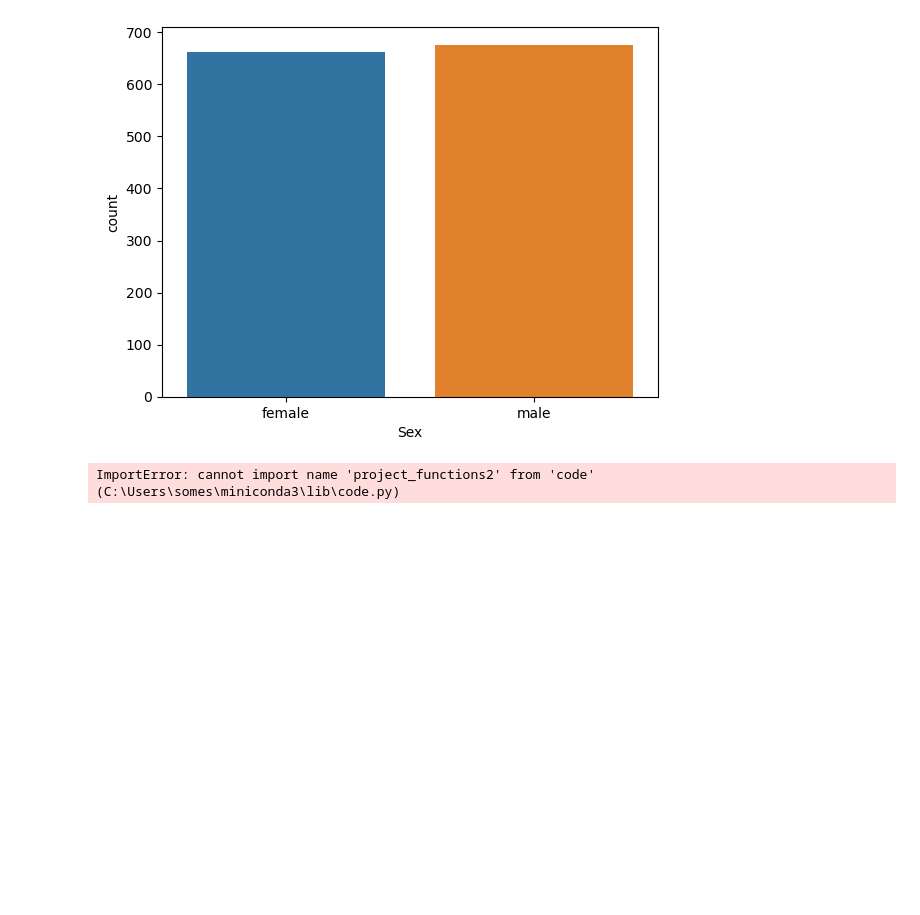
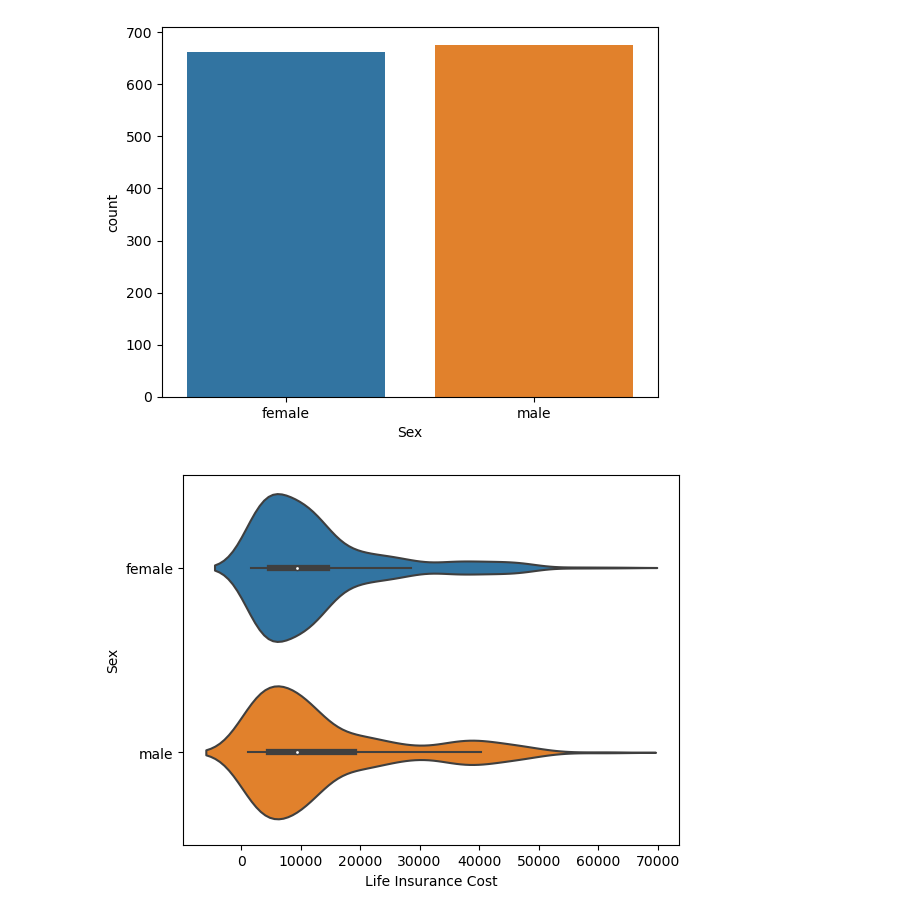
Before and after one commit to ubco-W2022T2-data301/project-group-group25, a Jupyter notebook: analysis/analysis2.ipynb, the cells around one changed output. Cells and saved outputs as stored; diff of their text form; code cells hidden in the pictures; blank space fills up the shorter version.

```diff
--- a/analysis/analysis2.ipynb
+++ b/analysis/analysis2.ipynb
@@ -53,44 +65,51 @@ import pandas as pd
 import numpy as np
 import matplotlib.pyplot as plt
 import seaborn as sns
-from .. import project_functions2
-df = project_functions2.load_and_process(r"C:\Users\somes\Downloads\project-group-group25\data\raw\insurance.csv")
-df
 
+from typing import TYPE_CHECKING
+if TYPE_CHECKING:
+    from .code import project_functions2
+else:
+    import sys
+    sys.path.append("./code")
+    import project_functions2
+
+path = "../data/raw/insurance.csv"
+df = project_functions2.load_and_process(path)
 plot=sns.violinplot(data=df, y="Sex", x="Life Insurance Cost")
+#------------------------------------------------------------------------------------
+#Previous Work:
 
 
-#def load_and_process(r"C:\Users\somes\Downloads\project-group-group25\data\raw\insurance.csv"):
     #df= (
         #pd.read_csv(r"C:\Users\somes\Downloads\project-group-group25\data\raw\insurance.csv")
         #.dropna()
         #.reset_index()
         #.rename(columns={"sex": "Sex"})
         #.rename(columns={"index": "Index"})
         #.rename(columns={"bmi": "BMI"})
         #.rename(columns={"children": "Number of Children"})
         #.rename(columns={"smoker": "Smoker?"})
         #.rename(columns={"region": "Area of Residence"})
         #.rename(columns={"charges": "Life Insurance Cost"})
         #.rename(columns={"age": "Age"})
     #)
 
 #plot=sns.violinplot(data=df, y="Sex", x="Life Insurance Cost")
-
-
+#------------------------------------------------------------------------------------
 #df=pd.read_csv(r"C:\Users\somes\Downloads\project-group-group25\data\raw\insurance.csv")
 #df=df[df['age'].notna()]
 #df=df[df['sex'].notna()]
 #df=df[df['bmi'].notna()]
 #df=df[df['smoker'].notna()]
 #df=df[df['region'].notna()]
 #df=df[df['charges'].notna()]
 #df = df.reset_index()
 #plot=sns.violinplot(data=df, y="sex", x="charges")
 
 #Here we can deduce that men and women's cost distribution is similar which disproves any negative stereotypes which may suggest that one geneder is liklier to pursue a harmful lifestyle over the other.
 # %% [output]
-ImportError: cannot import name 'project_functions2' from 'code' (C:\Users\somes\miniconda3\lib\code.py)
+[figure, added]
 # %%
 import pandas as pd
 import numpy as np
```
Also changed, not shown: parts of 4 cells of this notebook, 2 other files.
